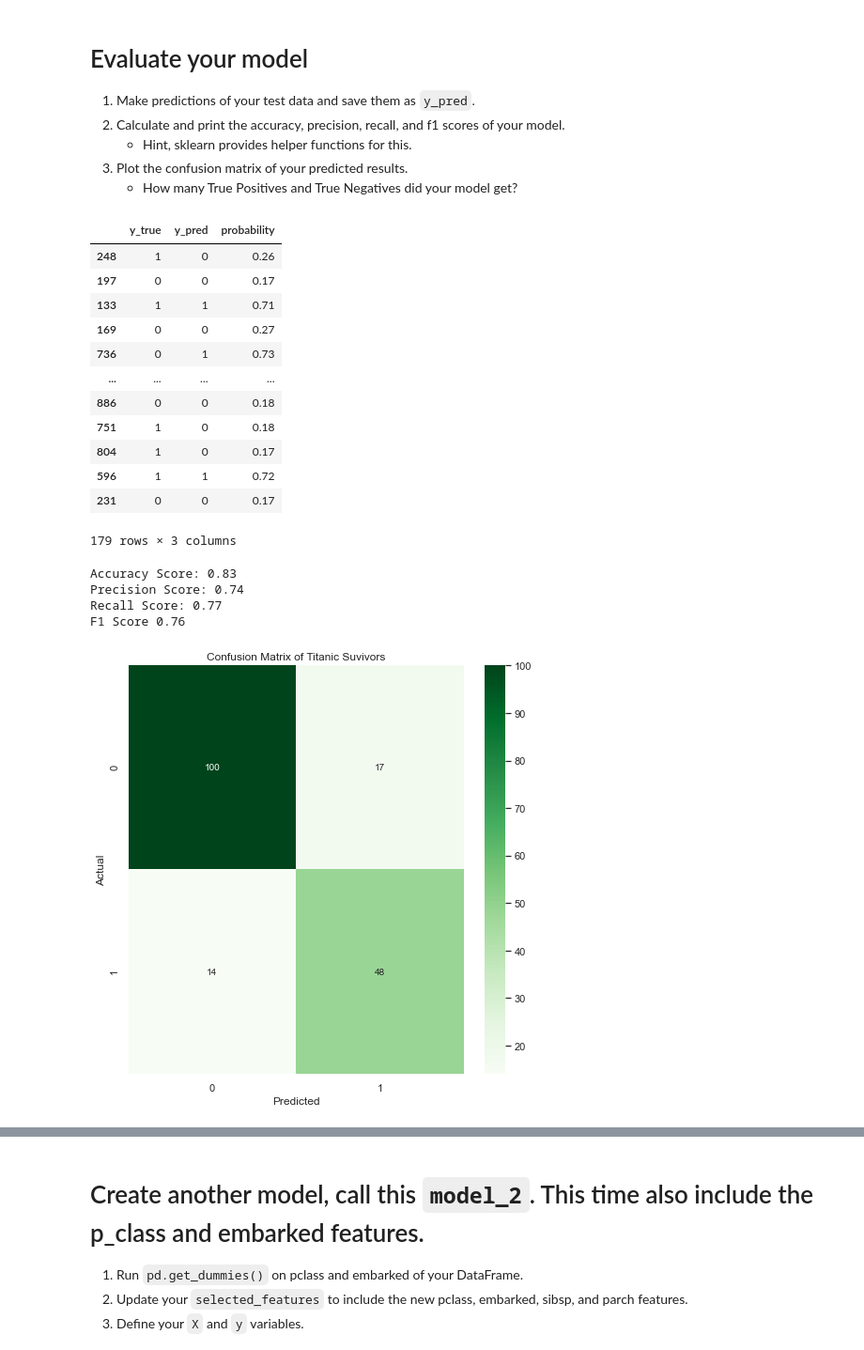
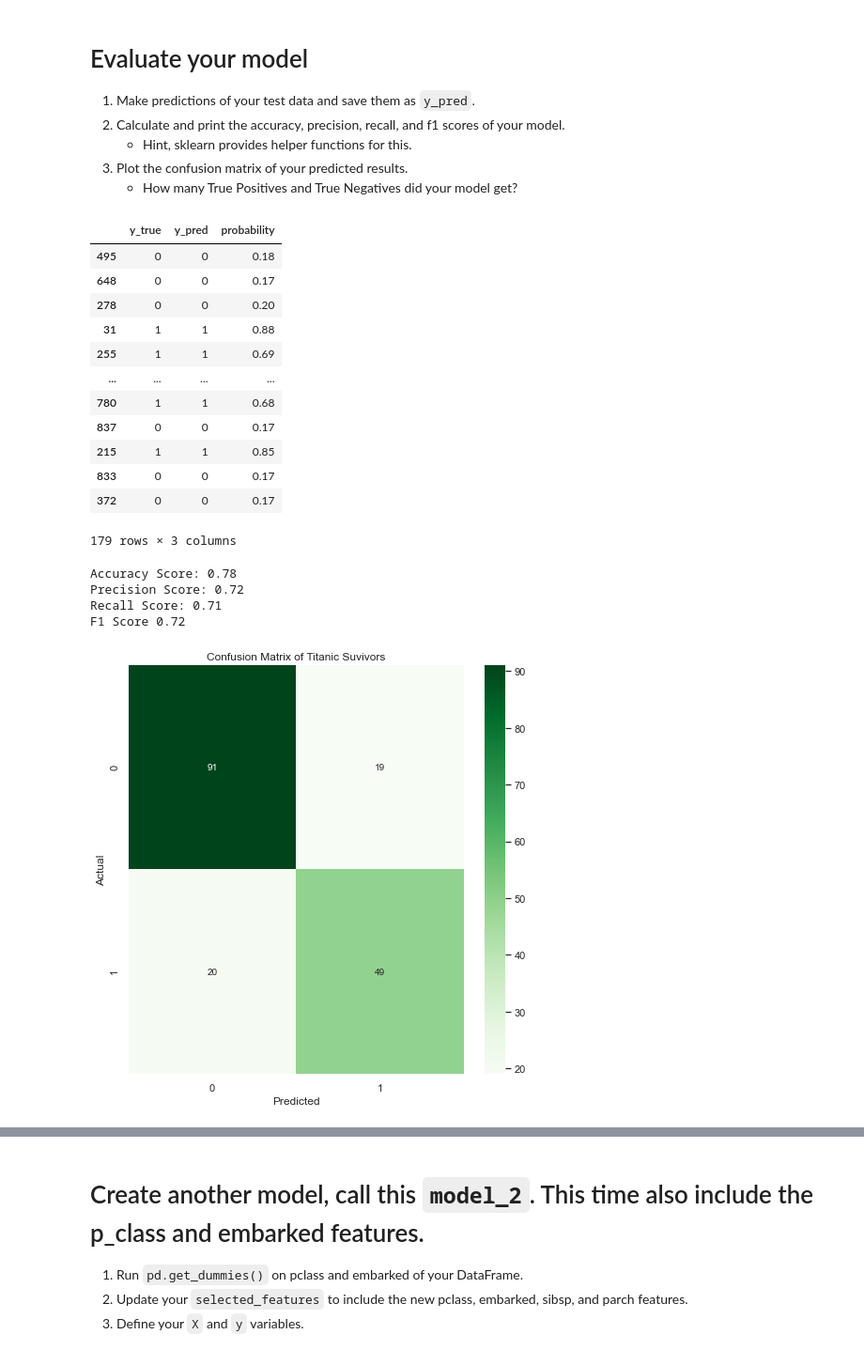
Before and after one commit to LiKenun/2021-fall-data-science, a Jupyter notebook: Week-03-Intro-To-ML/Exercise-Logistic-Regression.ipynb, the cells around one changed output, grey strips where cells are left out. Shown at 94% size. Saved outputs shown, nothing was run; the diff lists cells and outputs as text; code cells hidden in the pictures.

```diff
--- a/Week-03-Intro-To-ML/Exercise-Logistic-Regression.ipynb
+++ b/Week-03-Intro-To-ML/Exercise-Logistic-Regression.ipynb
@@ -95,13 +92,16 @@ For your first model, only include use the `fare` and `sex` as features.
     * __IMPORTANT: In `train_test_split` set `random_state=45`, so when you make another model, you can run it on the same random split of data.__
 # %%
 # Convert the sex column into a continuous variable by using pd.get_dummies
-df = pd.get_dummies(df, columns=['sex'], drop_first=True)
+df = pd.get_dummies(df,
+                    columns=['sex'],
+                    drop_first=True)
 # %% [markdown]
 # Select our features
    * only include use the `fare` and `sex_male` as features for this model.
 # %%
 # Select our features
-selected_features = ['fare', 'sex_male']
+selected_features = ['fare',
+                     'sex_male']
 
 # Set X to be the features we are going to use.
 X = df[selected_features]
@@ -112,7 +112,8 @@ y = df['survived']
 # Split our data into the testing and training groups.
 # %%
 # Split our data into testing and training.
-X_train, X_test, y_train, y_test = train_test_split(X, y, test_size=0.2, random_state=45)
+RANDOM_STATE = 0 # To be used for all subsequent trainings
+X_train, X_test, y_train, y_test = train_test_split(X, y, test_size=0.2, random_state=RANDOM_STATE)
 
 # Print the length and width of our testing data.
 print(X_train.shape, X_test.shape)
@@ -128,7 +129,8 @@ print(X_train.shape, X_test.shape)
 model = LogisticRegression()
 
 # Train our model using our training data.
-model.fit(X_train, y_train)
+model.fit(X_train,
+          y_train)
 # %% [output]
 LogisticRegression()
 # %% [markdown]
@@ -149,31 +151,35 @@ pd.DataFrame({'y_true': y_test,
                                   .round(2)})
 # %% [output]
 |  | y_true | y_pred | probability |
-| 248 | 1 | 0 | 0.26 |
-| 197 | 0 | 0 | 0.17 |
-| 133 | 1 | 1 | 0.71 |
-| 169 | 0 | 0 | 0.27 |
-| 736 | 0 | 1 | 0.73 |
+| 495 | 0 | 0 | 0.18 |
+| 648 | 0 | 0 | 0.17 |
+| 278 | 0 | 0 | 0.20 |
+| 31 | 1 | 1 | 0.88 |
+| 255 | 1 | 1 | 0.69 |
 | ... | ... | ... | ... |
-| 886 | 0 | 0 | 0.18 |
-| 751 | 1 | 0 | 0.18 |
-| 804 | 1 | 0 | 0.17 |
-| 596 | 1 | 1 | 0.72 |
-| 231 | 0 | 0 | 0.17 |
+| 780 | 1 | 1 | 0.68 |
+| 837 | 0 | 0 | 0.17 |
+| 215 | 1 | 1 | 0.85 |
+| 833 | 0 | 0 | 0.17 |
+| 372 | 0 | 0 | 0.17 |
 179 rows × 3 columns
 # %%
 # 2. Calculate and print the accuracy, precision, recall, and f1 scores of your model.
 
 # Calculate our accuracy
-accuracy = accuracy_score(y_test, y_pred)
+accuracy = accuracy_score(y_test,
+                          y_pred)
 
 # Calculate our precision score
-precision = precision_score(y_test, y_pred)
+precision = precision_score(y_test,
+                            y_pred)
 
 # Calculate our recall score
-recall = recall_score(y_test, y_pred)
+recall = recall_score(y_test,
+                      y_pred)
 
-f1 = f1_score(y_test, y_pred)
+f1 = f1_score(y_test,
+              y_pred)
 
 # Print each of our scores to inspect performance.
 print("Accuracy Score: %.2f" % accuracy)
@@ -181,25 +187,26 @@ print("Precision Score: %.2f" % precision)
 print("Recall Score: %.2f" % recall)
 print('F1 Score %.2f' % f1)
 # %% [output]
-Accuracy Score: 0.83
-Precision Score: 0.74
-Recall Score: 0.77
-F1 Score 0.76
+Accuracy Score: 0.78
+Precision Score: 0.72
+Recall Score: 0.71
+F1 Score 0.72
 # %%
 # 1. Plot a confusion matrix of your predicted results.
 
-cm = confusion_matrix(y_test, y_pred)
+cm = confusion_matrix(y_test,
+                      y_pred)
 fig = plt.figure(figsize=(8,8))
 sns.heatmap(cm,
             annot=True,
             fmt='.0f',
             cmap='Greens')
 plt.xlabel('Predicted')
 plt.ylabel('Actual')
 plt.title("Confusion Matrix of Titanic Suvivors")
 tn, fp, fn, tp = confusion_matrix(y_test, y_pred).ravel()
 # %% [output]
-[figure, old version]
+[figure, new version]
 # %%
 # How many True Positives and True Negatives did your model get?
 print(f'{tn} True Negatives and {tp} True Positives')
```
Also changed, not shown: parts of 7 cells of this notebook.
